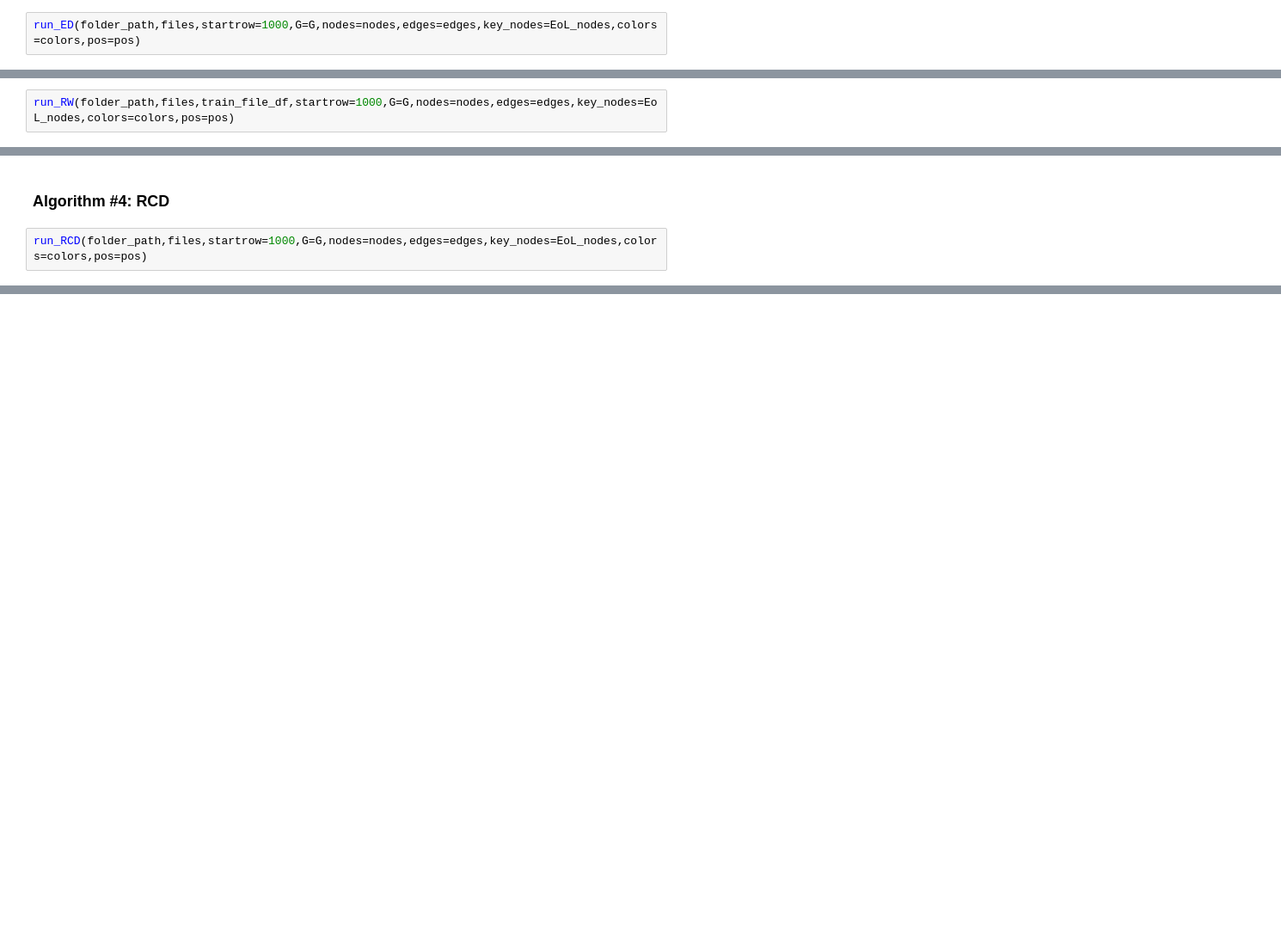
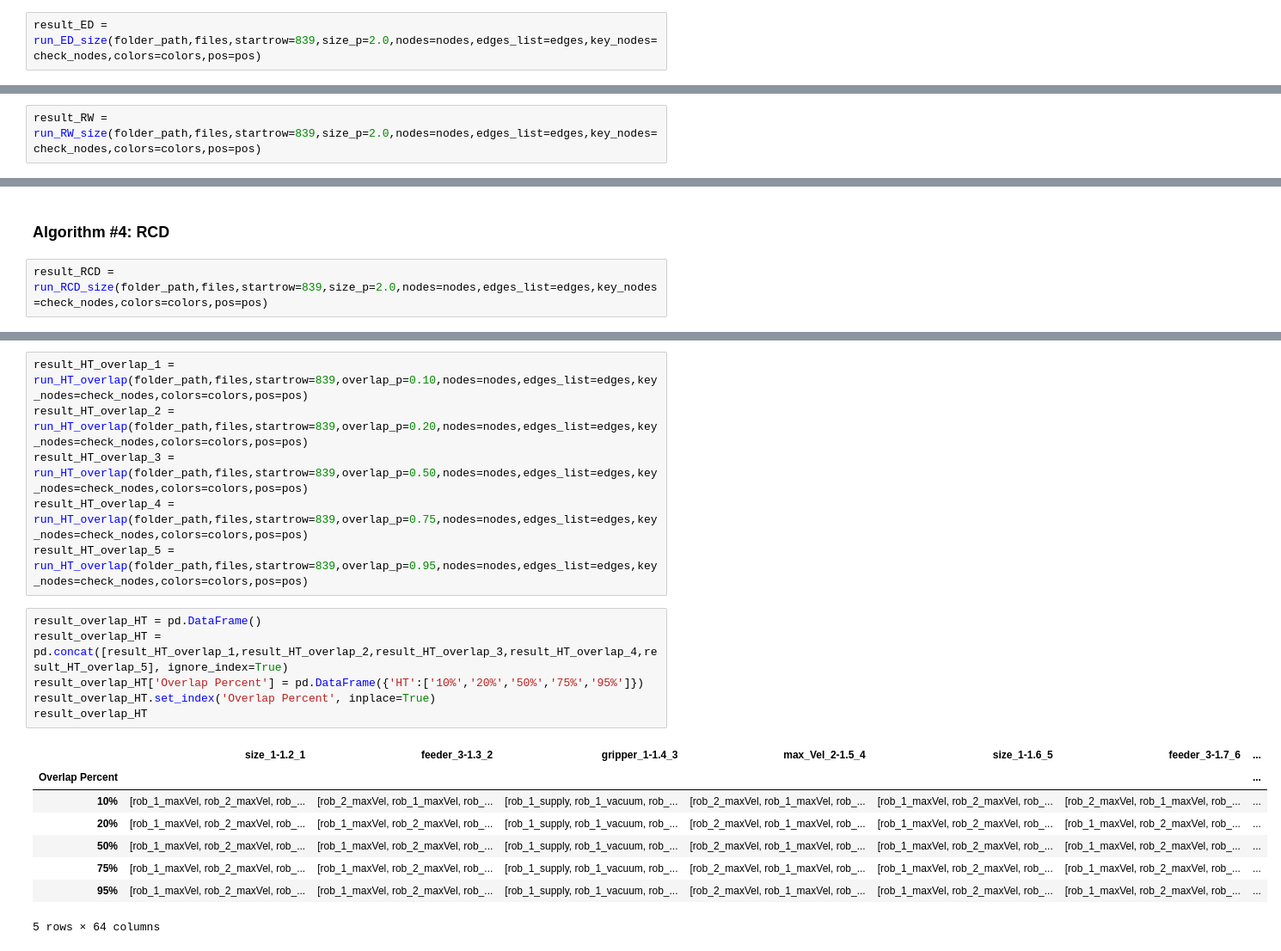
Before and after one commit to brjo0501/Master-Thesis_Code, a Jupyter notebook: Root Cause Analysis_v3.ipynb, the cells around one changed output, grey strips where cells are left out. Shown: that part at 86% size. Saved outputs shown, nothing was run; the diff lists cells and outputs as text; blank space fills up the shorter version.

```diff
--- a/Root Cause Analysis_v3.ipynb
+++ b/Root Cause Analysis_v3.ipynb
@@ -704,4 +2690,4 @@ run_HT(folder_path,files,startrow=1000,G=G,nodes=nodes,edges=edges,key_nodes=EoL
 # %% [markdown]
 ### Algorithm #2 - Epsilon Diagnosis
 # %%
-run_ED(folder_path,files,startrow=1000,G=G,nodes=nodes,edges=edges,key_nodes=EoL_nodes,colors=colors,pos=pos)
+result_ED = run_ED_size(folder_path,files,startrow=839,size_p=2.0,nodes=nodes,edges_list=edges,key_nodes=check_nodes,colors=colors,pos=pos)
@@ -713,4 +2694,4 @@ run_ED(folder_path,files,startrow=1000,G=G,nodes=nodes,edges=edges,key_nodes=EoL
 # %% [markdown]
 ### Algorithm #3 - Random Walk
 # %%
-run_RW(folder_path,files,train_file_df,startrow=1000,G=G,nodes=nodes,edges=edges,key_nodes=EoL_nodes,colors=colors,pos=pos)
+result_RW = run_RW_size(folder_path,files,startrow=839,size_p=2.0,nodes=nodes,edges_list=edges,key_nodes=check_nodes,colors=colors,pos=pos)
@@ -735,4 +2698,4 @@ run_RW(folder_path,files,train_file_df,startrow=1000,G=G,nodes=nodes,edges=edges
 # %% [markdown]
 ### Algorithm #4: RCD
 # %%
-run_RCD(folder_path,files,startrow=1000,G=G,nodes=nodes,edges=edges,key_nodes=EoL_nodes,colors=colors,pos=pos)
+result_RCD = run_RCD_size(folder_path,files,startrow=839,size_p=2.0,nodes=nodes,edges_list=edges,key_nodes=check_nodes,colors=colors,pos=pos)
@@ -740,0 +2754,21 @@ ValueError: at least one array or dtype is required
+# %%
+result_HT_overlap_1 = run_HT_overlap(folder_path,files,startrow=839,overlap_p=0.10,nodes=nodes,edges_list=edges,key_nodes=check_nodes,colors=colors,pos=pos)
+result_HT_overlap_2 = run_HT_overlap(folder_path,files,startrow=839,overlap_p=0.20,nodes=nodes,edges_list=edges,key_nodes=check_nodes,colors=colors,pos=pos)
+result_HT_overlap_3 = run_HT_overlap(folder_path,files,startrow=839,overlap_p=0.50,nodes=nodes,edges_list=edges,key_nodes=check_nodes,colors=colors,pos=pos)
+result_HT_overlap_4 = run_HT_overlap(folder_path,files,startrow=839,overlap_p=0.75,nodes=nodes,edges_list=edges,key_nodes=check_nodes,colors=colors,pos=pos)
+result_HT_overlap_5 = run_HT_overlap(folder_path,files,startrow=839,overlap_p=0.95,nodes=nodes,edges_list=edges,key_nodes=check_nodes,colors=colors,pos=pos)
+# %%
+result_overlap_HT = pd.DataFrame()
+result_overlap_HT = pd.concat([result_HT_overlap_1,result_HT_overlap_2,result_HT_overlap_3,result_HT_overlap_4,result_HT_overlap_5], ignore_index=True)
+result_overlap_HT['Overlap Percent'] = pd.DataFrame({'HT':['10%','20%','50%','75%','95%']})
+result_overlap_HT.set_index('Overlap Percent', inplace=True)
+result_overlap_HT
+# %% [output]
+|  | size_1-1.2_1 | feeder_3-1.3_2 | gripper_1-1.4_3 | max_Vel_2-1.5_4 | size_1-1.6_5 | feeder_3-1.7_6 | ... |
+| Overlap Percent |  |  |  |  |  |  | ... |
+| 10% | [rob_1_maxVel, rob_2_maxVel, rob_... | [rob_2_maxVel, rob_1_maxVel, rob_... | [rob_1_supply, rob_1_vacuum, rob_... | [rob_2_maxVel, rob_1_maxVel, rob_... | [rob_1_maxVel, rob_2_maxVel, rob_... | [rob_2_maxVel, rob_1_maxVel, rob_... | ... |
+| 20% | [rob_1_maxVel, rob_2_maxVel, rob_... | [rob_1_maxVel, rob_2_maxVel, rob_... | [rob_1_supply, rob_1_vacuum, rob_... | [rob_2_maxVel, rob_1_maxVel, rob_... | [rob_1_maxVel, rob_2_maxVel, rob_... | [rob_1_maxVel, rob_2_maxVel, rob_... | ... |
+| 50% | [rob_1_maxVel, rob_2_maxVel, rob_... | [rob_1_maxVel, rob_2_maxVel, rob_... | [rob_1_supply, rob_1_vacuum, rob_... | [rob_2_maxVel, rob_1_maxVel, rob_... | [rob_1_maxVel, rob_2_maxVel, rob_... | [rob_1_maxVel, rob_2_maxVel, rob_... | ... |
+| 75% | [rob_1_maxVel, rob_2_maxVel, rob_... | [rob_1_maxVel, rob_2_maxVel, rob_... | [rob_1_supply, rob_1_vacuum, rob_... | [rob_2_maxVel, rob_1_maxVel, rob_... | [rob_1_maxVel, rob_2_maxVel, rob_... | [rob_1_maxVel, rob_2_maxVel, rob_... | ... |
+| 95% | [rob_1_maxVel, rob_2_maxVel, rob_... | [rob_1_maxVel, rob_2_maxVel, rob_... | [rob_1_supply, rob_1_vacuum, rob_... | [rob_2_maxVel, rob_1_maxVel, rob_... | [rob_1_maxVel, rob_2_maxVel, rob_... | [rob_1_maxVel, rob_2_maxVel, rob_... | ... |
+5 rows × 64 columns
```
Also changed, not shown: parts of 119 cells of this notebook, 46 other files.
